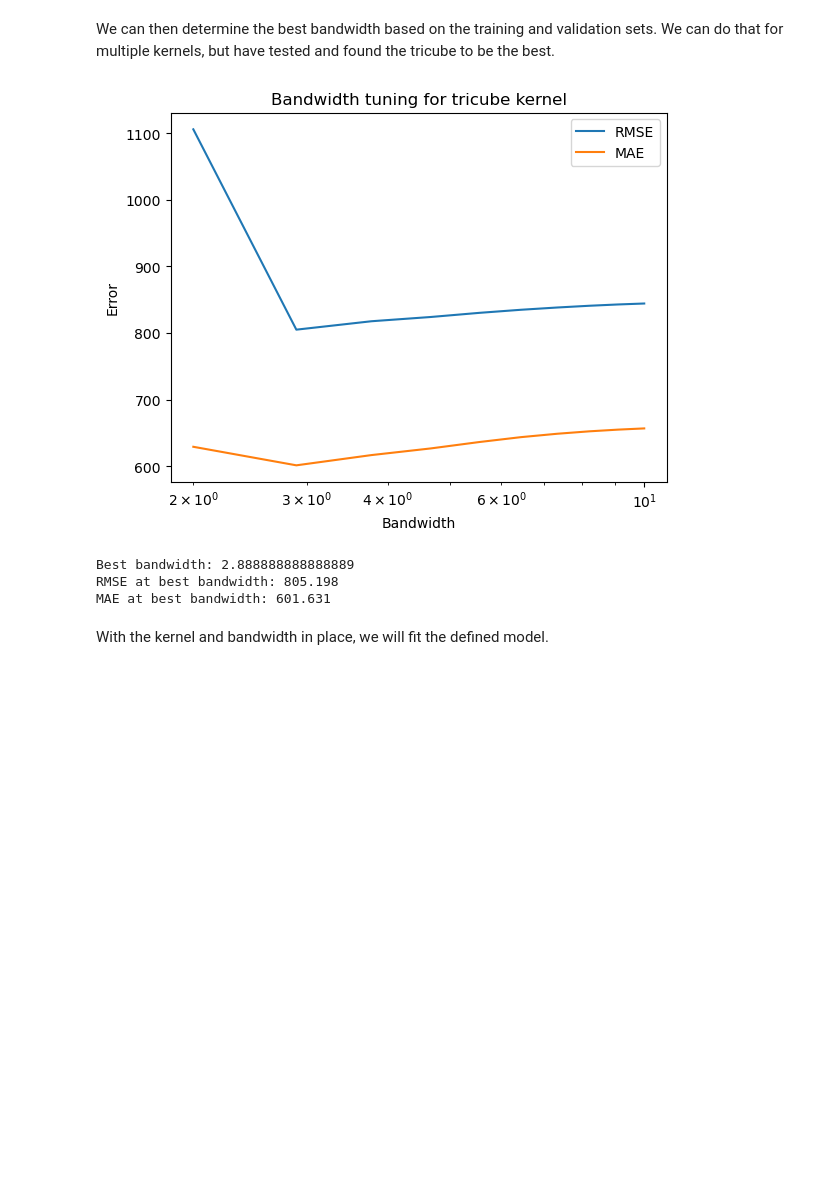
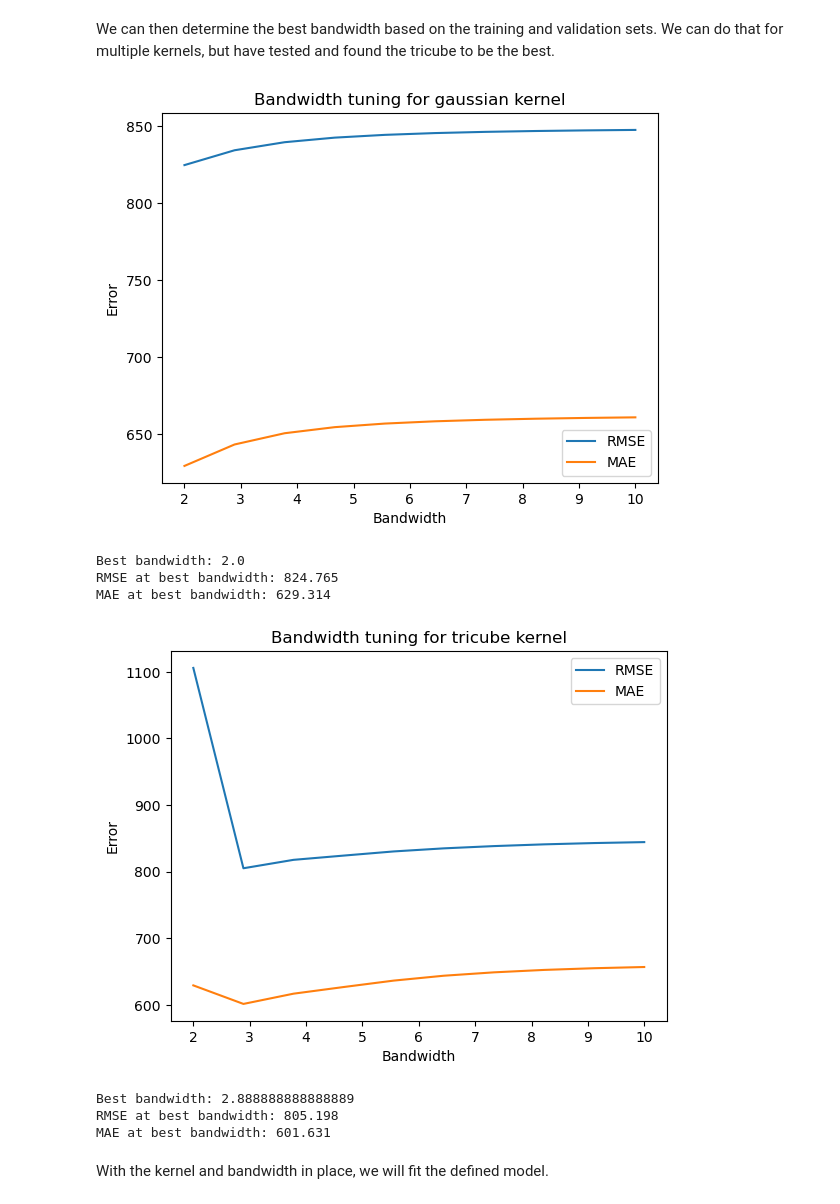
Before and after one commit to JacobSkaarup/46765_assignment1, a Jupyter notebook: main.ipynb, the cells around one changed output. Drawn from its saved outputs; the diff is of its cells as text; code cells hidden in the pictures; blank space fills up the shorter version.

```diff
--- a/main.ipynb
+++ b/main.ipynb
@@ -491,26 +491,30 @@ We can then determine the best bandwidth based on the training and validation se
 # %%
 # Bandwidth tuning
 bandwidths = np.linspace(2, 10, 10)  # Linear-spaced bandwidths from 1 to 10
 
-#opt_bandwidth = bandwidth_tuning(X_train_train, y_train_train, X_train_val, y_test, kernel=gaussian, bandwidths=bandwidths)
+opt_bandwidth = bandwidth_tuning(X_train_train, y_train_train, X_train_val, y_train_val, kernel=gaussian, bandwidths=bandwidths)
 #print("Best bandwidth for Gaussian kernel:", opt_bandwidth)
 
 #opt_bandwidth = bandwidth_tuning(X_train_train, y_train_train, X_train_val, y_test, kernel=epanechnikov, bandwidths=bandwidths)
 #print("Best bandwidth for Epanechnikov kernel:", opt_bandwidth)
 
 opt_bandwidth = bandwidth_tuning(X_train_train, y_train_train, X_train_val, y_train_val, kernel=tricube, bandwidths=bandwidths)
 # print("Best bandwidth for Tricube kernel:", opt_bandwidth[0])
 
 #opt_bandwidth = bandwidth_tuning(X_train_train, y_train_train, X_train_val, y_test, kernel=uniform, bandwidths=bandwidths)
 #print("Best bandwidth for Uniform kernel:", opt_bandwidth)
 
 #opt_bandwidth = bandwidth_tuning(X_train_train, y_train_train, X_train_val, y_test, kernel=triangle, bandwidths=bandwidths)
 #print("Best bandwidth for Triangle kernel:", opt_bandwidth)
 # %% [output]
-[figure, old version]
+[figure, new version]
-Best bandwidth: 2.888888888888889
-RMSE at best bandwidth: 805.198
-MAE at best bandwidth: 601.631
+Best bandwidth: 2.0
+RMSE at best bandwidth: 824.765
+MAE at best bandwidth: 629.314
+[figure, added]
+Best bandwidth: 2.888888888888889
+RMSE at best bandwidth: 805.198
+MAE at best bandwidth: 601.631
 # %% [markdown]
 With the kernel and bandwidth in place, we will fit the defined model.
 # %%
```
Also changed, not shown: parts of 5 cells of this notebook.
